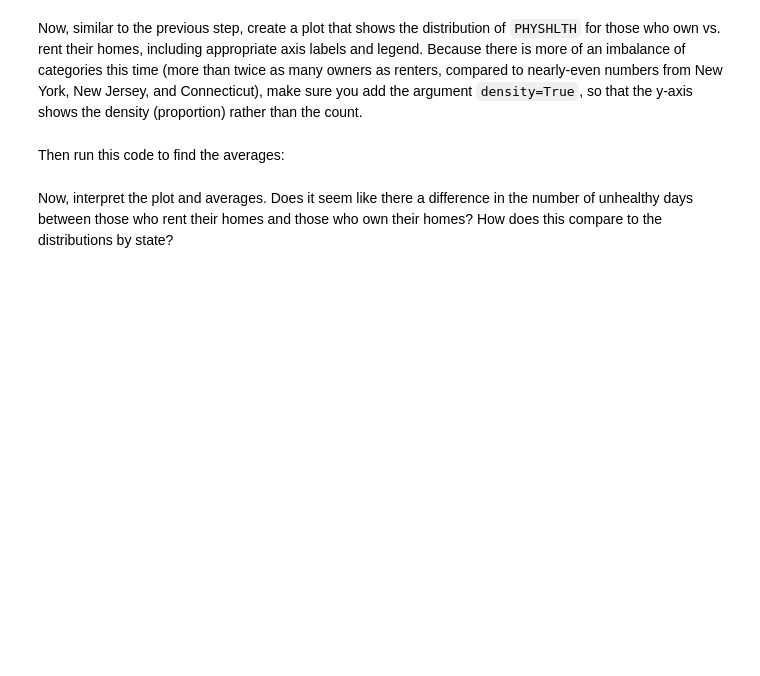
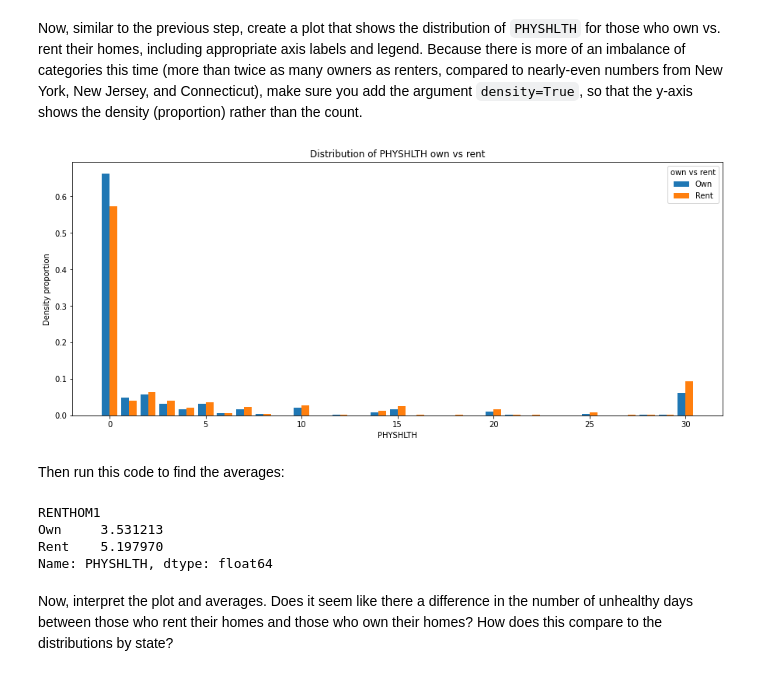
Before and after one commit to vict0rkang/dsc-hypothesis-testing-lab, a Jupyter notebook: index.ipynb, the cells around one changed output. Drawn from its saved outputs; the diff is of its cells as text; code cells hidden in the pictures; blank space fills up the shorter version.

```diff
--- a/index.ipynb
+++ b/index.ipynb
@@ -313,3 +330,4 @@ df["RENTHOM1"].value_counts()
 In the cell below, modify `df` so that we have dropped all records where the `RENTHOM1` value label is neither `Own` nor `Rent`, and we have replaced the numeric codes with `Own` and `Rent` respectively. You can find more information about codes on page 33 of the data dictionary.
 # %%
 # Your code here
+df["RENTHOM1"].replace({1: "Own", 2: "Rent"}, inplace=True)
@@ -316,3 +339,5 @@ In the cell below, modify `df` so that we have dropped all records where the `RE
+# %%
+df = df[df["RENTHOM1"].isin(["Own", "Rent"])]
 # %%
 # Run this cell without changes
 df["RENTHOM1"].value_counts()
@@ -333,8 +360,34 @@ Now, similar to the previous step, create a plot that shows the distribution of
+# %%
+# Your code here
+own = df.loc[df["RENTHOM1"] == "Own", "PHYSHLTH"]
+rent = df.loc[df["RENTHOM1"] == "Rent", "PHYSHLTH"]
+
+fig, ax = plt.subplots(figsize=(15, 6))
+
+ax.hist(
+    x=[own, rent],
+    label=["Own", "Rent"],
+    bins=range(32),
+    align="left",
+    density=True)
+
+ax.set_xlabel("PHYSHLTH")
+ax.set_ylabel("Density proportion")
+ax.set_title("Distribution of PHYSHLTH own vs rent")
+
+ax.legend(title="own vs rent");
+# %% [output]
+[figure, added]
 # %% [markdown]
 Then run this code to find the averages:
 # %%
 # Run this cell without changes
 df.groupby("RENTHOM1")["PHYSHLTH"].mean()
+# %% [output]
+RENTHOM1
+Own     3.531213
+Rent    5.197970
+Name: PHYSHLTH, dtype: float64
 # %% [markdown]
 Now, interpret the plot and averages. Does it seem like there a difference in the number of unhealthy days between those who rent their homes and those who own their homes? How does this compare to the distributions by state?
 # %%
```
Also changed, not shown: parts of 10 cells of this notebook.
